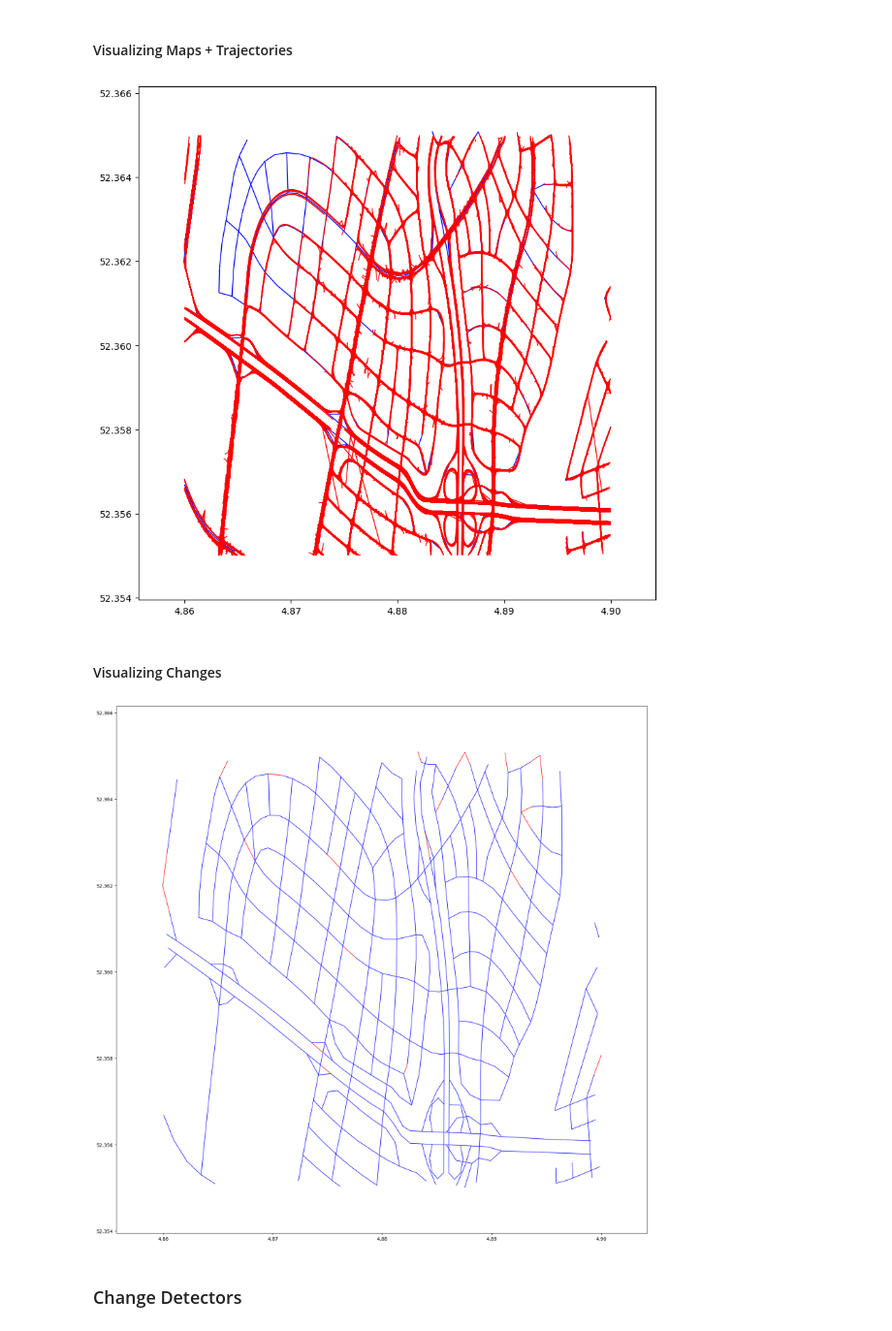
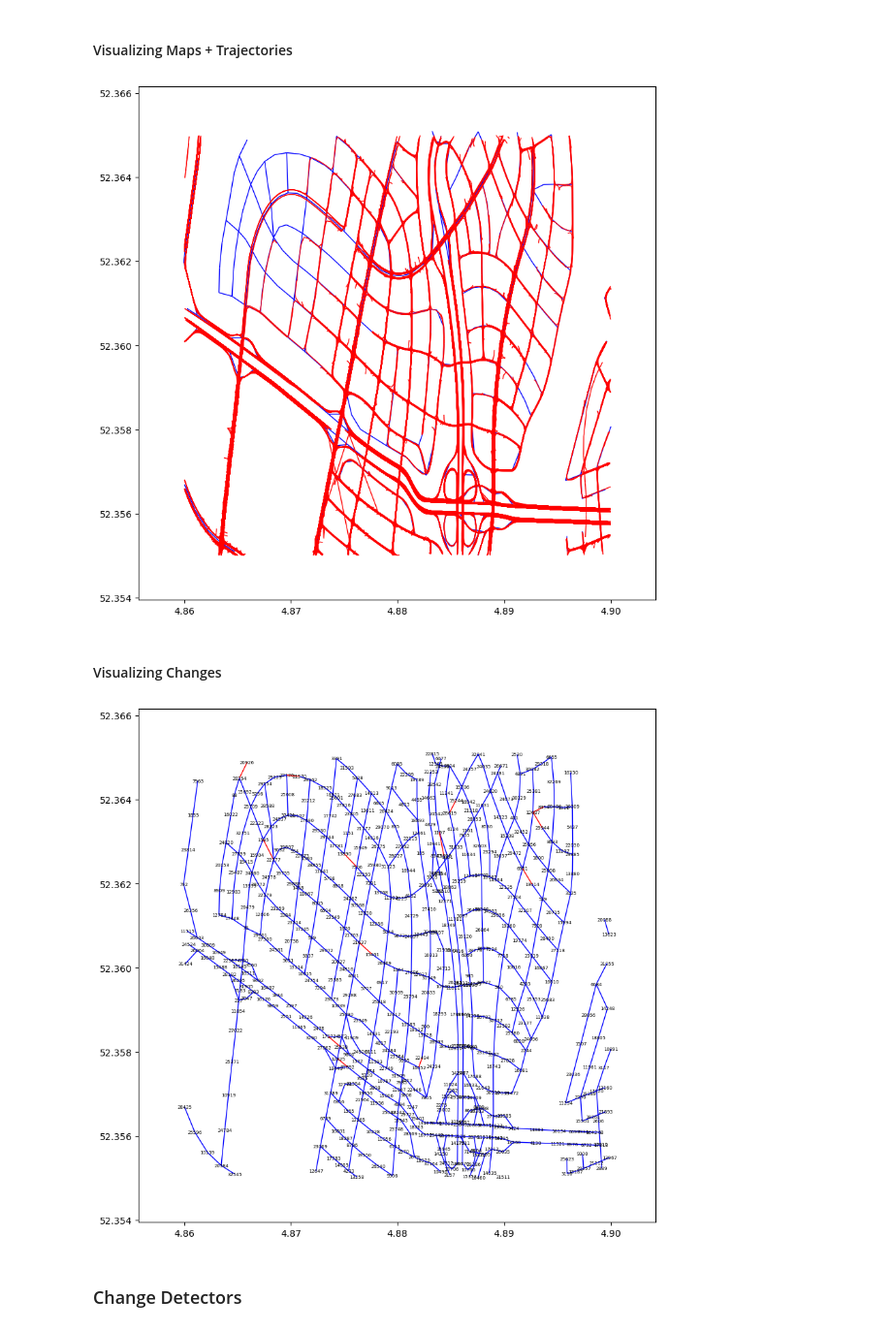
Before and after one commit to KJ-Waller/SyntheticHighways, a Jupyter notebook: ChangeDetection/InferenceAndEvaluation-NoNoise.ipynb, the cells around one changed output. Shown at 97% size. Cells and saved outputs as stored; diff of their text form; code cells hidden in the pictures.

```diff
--- a/ChangeDetection/InferenceAndEvaluation-NoNoise.ipynb
+++ b/ChangeDetection/InferenceAndEvaluation-NoNoise.ipynb
@@ -8,7 +8,7 @@ import matplotlib.pyplot as plt
 from utils import *
 from metrics import *
 # %%
-dataset = SHDataset(noise=False, dataset_dir='./dataset_250/')
+dataset = SHDataset(noise=False, dataset_dir='./dataset/')
 # %%
 G1,T1,G2,T2 = dataset.read_snapshots(0)
 # %%
@@ -21,15 +21,15 @@ G1,T1,G2,T2 = filter_bbox_snapshots(G1,T1,G2,T2,bbox)
 # %%
 plot_graph(snapshot_to_nxgraph(G1,T2['T']), figsize=(10,10))
 # %% [output]
-[figure, old version]
+[figure, new version]
 # %% [markdown]
 #### Visualizing Changes
 # %%
 G1_d, G12_d, G2_d, G21_d = compare_snapshots(G1,G2)
 # %%
-plot_graph(G12_d, figsize=(20,20))
+plot_graph(G12_d, figsize=(10,10), show_labels=True)
 # %% [output]
-[figure, old version]
+[figure, new version]
 # %% [markdown]
 ### Change Detectors
 # %%
```
Also changed, not shown: parts of 38 cells of this notebook, 4 other files.
